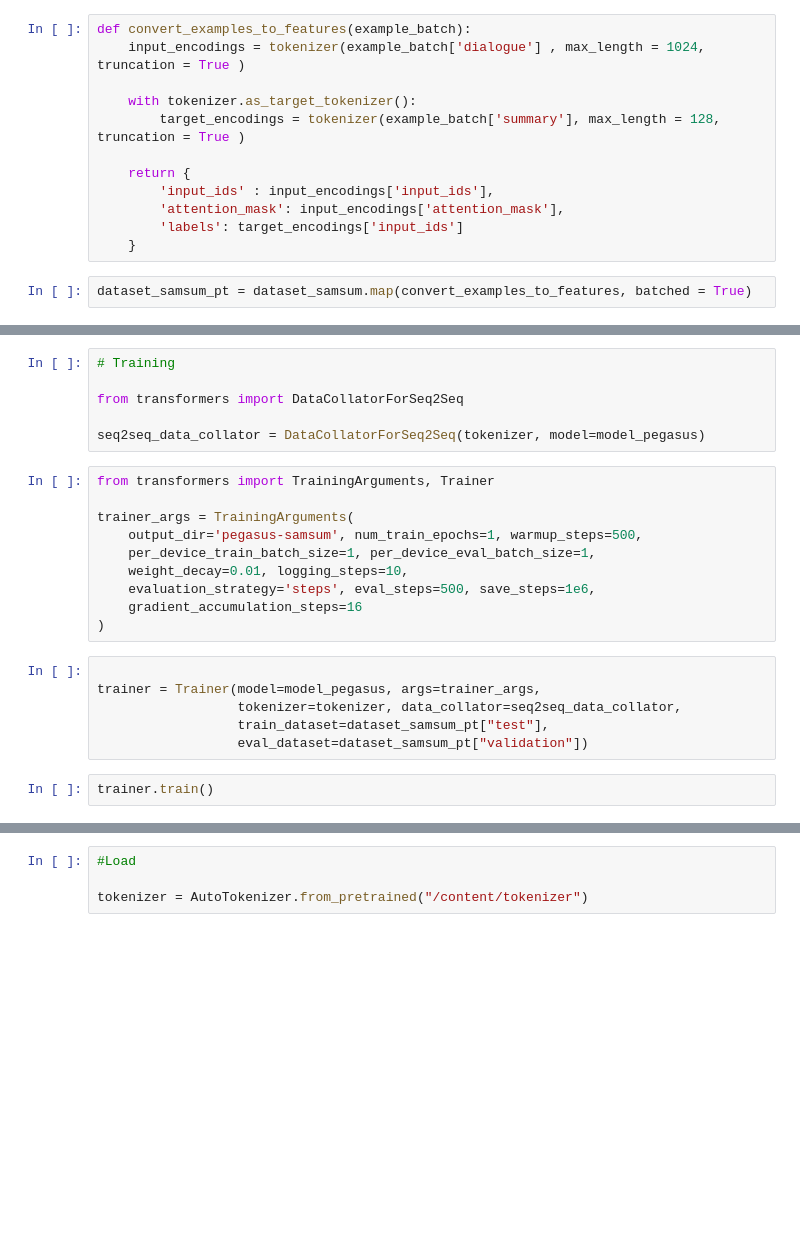
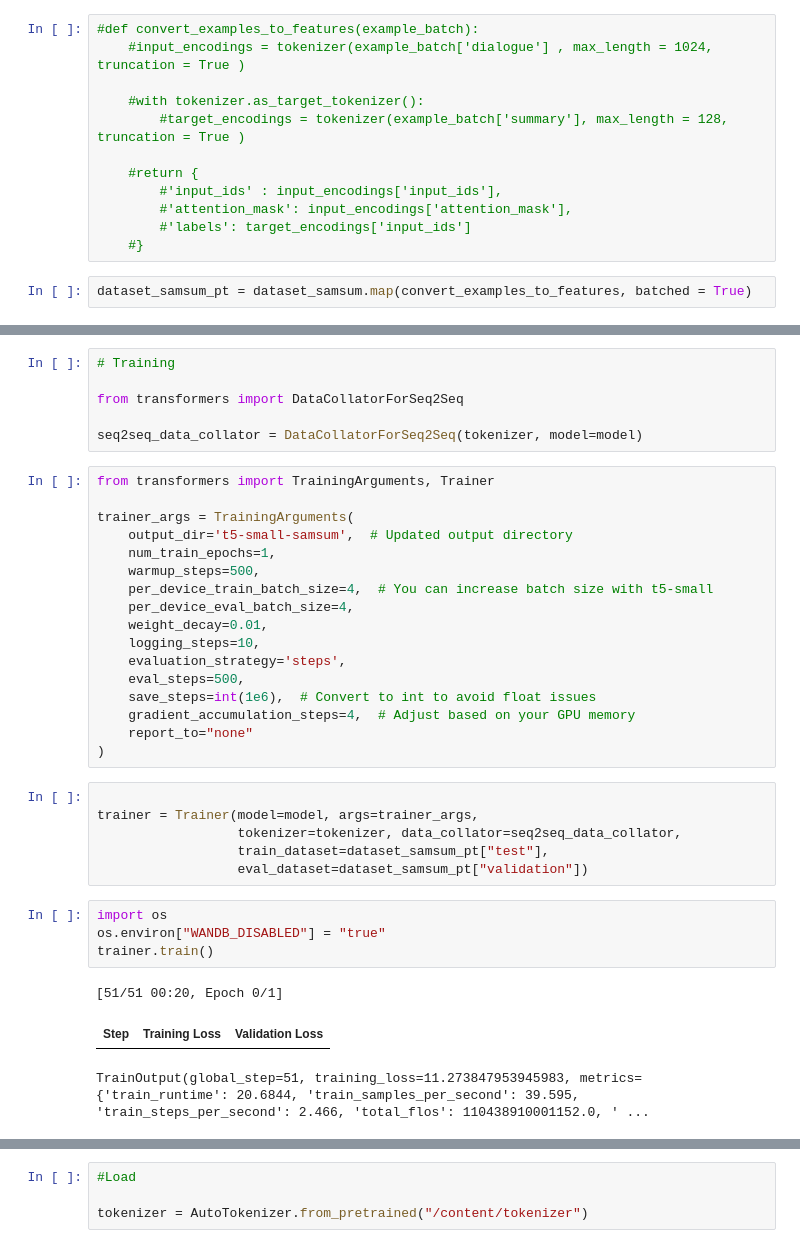
Before and after one commit to Mansoureh-Aghabeig/Text-Summarizing, a Jupyter notebook: research/Text_Summarization.ipynb, the cells around one changed output, grey strips where cells are left out. Cells and saved outputs as stored; diff of their text form; blank space fills up the shorter version.

```diff
--- a/research/Text_Summarization.ipynb
+++ b/research/Text_Summarization.ipynb
@@ -98,15 +341,15 @@ print(dataset_samsum["test"][1]["summary"])
 # %%
-def convert_examples_to_features(example_batch):
-    input_encodings = tokenizer(example_batch['dialogue'] , max_length = 1024, truncation = True )
+#def convert_examples_to_features(example_batch):
+    #input_encodings = tokenizer(example_batch['dialogue'] , max_length = 1024, truncation = True )
 
-    with tokenizer.as_target_tokenizer():
-        target_encodings = tokenizer(example_batch['summary'], max_length = 128, truncation = True )
+    #with tokenizer.as_target_tokenizer():
+        #target_encodings = tokenizer(example_batch['summary'], max_length = 128, truncation = True )
 
-    return {
-        'input_ids' : input_encodings['input_ids'],
-        'attention_mask': input_encodings['attention_mask'],
-        'labels': target_encodings['input_ids']
-    }
+    #return {
+        #'input_ids' : input_encodings['input_ids'],
+        #'attention_mask': input_encodings['attention_mask'],
+        #'labels': target_encodings['input_ids']
+    #}
 # %%
 dataset_samsum_pt = dataset_samsum.map(convert_examples_to_features, batched = True)
 # %%
@@ -116,25 +391,38 @@ dataset_samsum_pt["train"]
 
 from transformers import DataCollatorForSeq2Seq
 
-seq2seq_data_collator = DataCollatorForSeq2Seq(tokenizer, model=model_pegasus)
+seq2seq_data_collator = DataCollatorForSeq2Seq(tokenizer, model=model)
 # %%
 from transformers import TrainingArguments, Trainer
 
 trainer_args = TrainingArguments(
-    output_dir='pegasus-samsum', num_train_epochs=1, warmup_steps=500,
-    per_device_train_batch_size=1, per_device_eval_batch_size=1,
-    weight_decay=0.01, logging_steps=10,
-    evaluation_strategy='steps', eval_steps=500, save_steps=1e6,
-    gradient_accumulation_steps=16
+    output_dir='t5-small-samsum',  # Updated output directory
+    num_train_epochs=1,
+    warmup_steps=500,
+    per_device_train_batch_size=4,  # You can increase batch size with t5-small
+    per_device_eval_batch_size=4,
+    weight_decay=0.01,
+    logging_steps=10,
+    evaluation_strategy='steps',
+    eval_steps=500,
+    save_steps=int(1e6),  # Convert to int to avoid float issues
+    gradient_accumulation_steps=4,  # Adjust based on your GPU memory
+    report_to="none"
 )
 # %%
 
-trainer = Trainer(model=model_pegasus, args=trainer_args,
+trainer = Trainer(model=model, args=trainer_args,
                   tokenizer=tokenizer, data_collator=seq2seq_data_collator,
                   train_dataset=dataset_samsum_pt["test"],
                   eval_dataset=dataset_samsum_pt["validation"])
-# %%
-trainer.train()
+# %%
+import os
+os.environ["WANDB_DISABLED"] = "true"
+trainer.train()
+# %% [output]
+[51/51 00:20, Epoch 0/1]
+| Step | Training Loss | Validation Loss |
+TrainOutput(global_step=51, training_loss=11.273847953945983, metrics={'train_runtime': 20.6844, 'train_samples_per_second': 39.595, 'train_steps_per_second': 2.466, 'total_flos': 110438910001152.0, ' ...
 # %%
 # Evaluation
 
```
Also changed, not shown: parts of 34 cells of this notebook, 3 other files.
